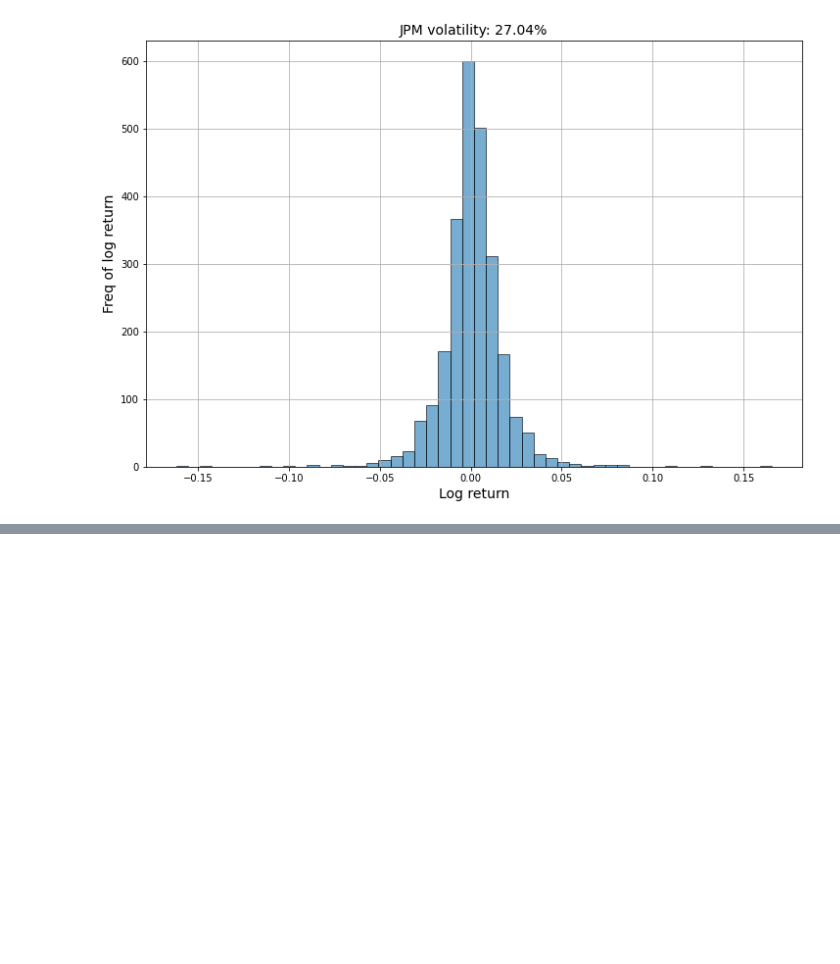
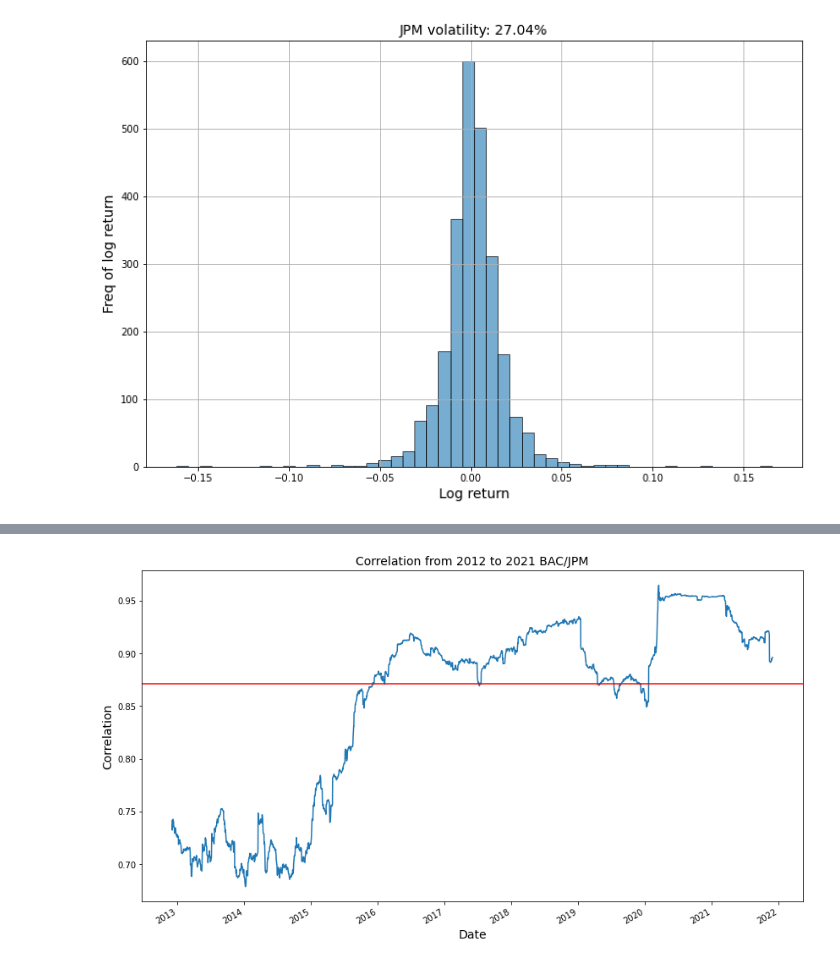
Before and after one commit to tommcamm/BISF-Project, a Jupyter notebook: python/Notebook del progetto.ipynb, the cells around one changed output, grey strips where cells are left out. Saved outputs shown, nothing was run; the diff lists cells and outputs as text; code cells hidden in the pictures; blank space fills up the shorter version.

```diff
--- a/python/Notebook del progetto.ipynb
+++ b/python/Notebook del progetto.ipynb
@@ -1320,0 +1284,13 @@ plt.show()
+# %%
+# Lavoriamo solo con i titoli bancari
+banc_df_monthly = banc_df.groupby(pd.Grouper(freq='M')).mean() # Otteniamo i dati mensili
+
+l_banc_df = banc_df['Adj Close']
+banc_returns = l_banc_df.pct_change().dropna()
+
+banc_df_monthly = banc_df_monthly['Adj Close']
+banc_returns_monthly = banc_df_monthly.pct_change().dropna()
+
+print("Ritorni logaritmici mensili (ultimo anno) per i titoli bancari")
+
+banc_returns_monthly.loc['2020-01-01':'2021-01-01']
@@ -1320,0 +1313,11 @@ plt.show()
+# %%
+# Plot della correlazione nel tempo
+cor = banc_returns['BAC'].rolling(255).corr(banc_returns['JPM']).plot(figsize=(14, 8))
+cor.axhline(banc_returns.corr().iloc[0,1], c='r')
+plt.ylabel("Correlation", fontsize=14)
+plt.xlabel("Date", fontsize=14)
+plt.title("Correlation from 2012 to 2021 BAC/JPM", fontsize=14)
+
+plt.show()
+# %% [output]
+[figure, added]
```
Also changed, not shown: parts of 38 cells of this notebook, 11 other files.
